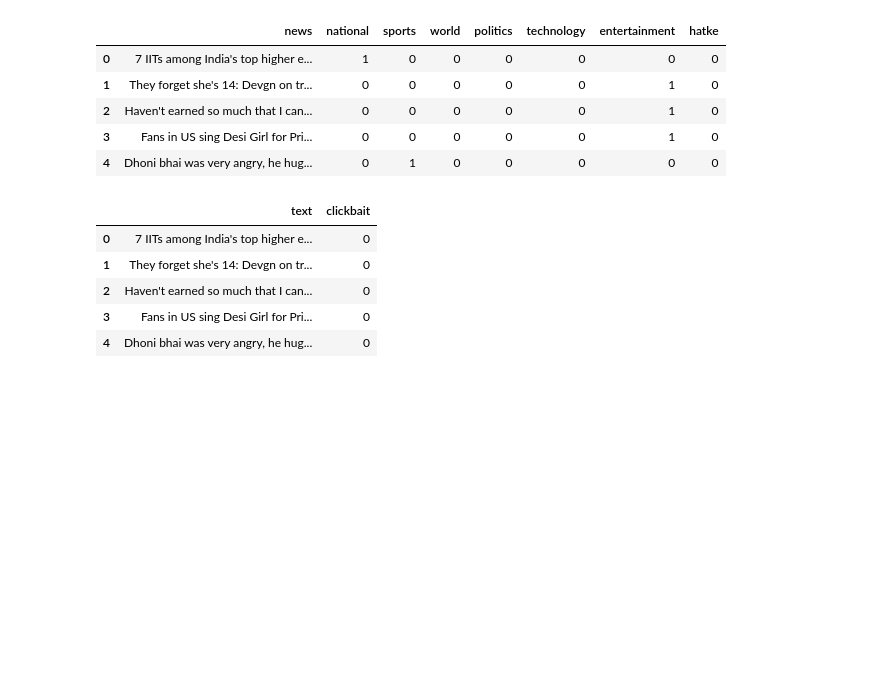
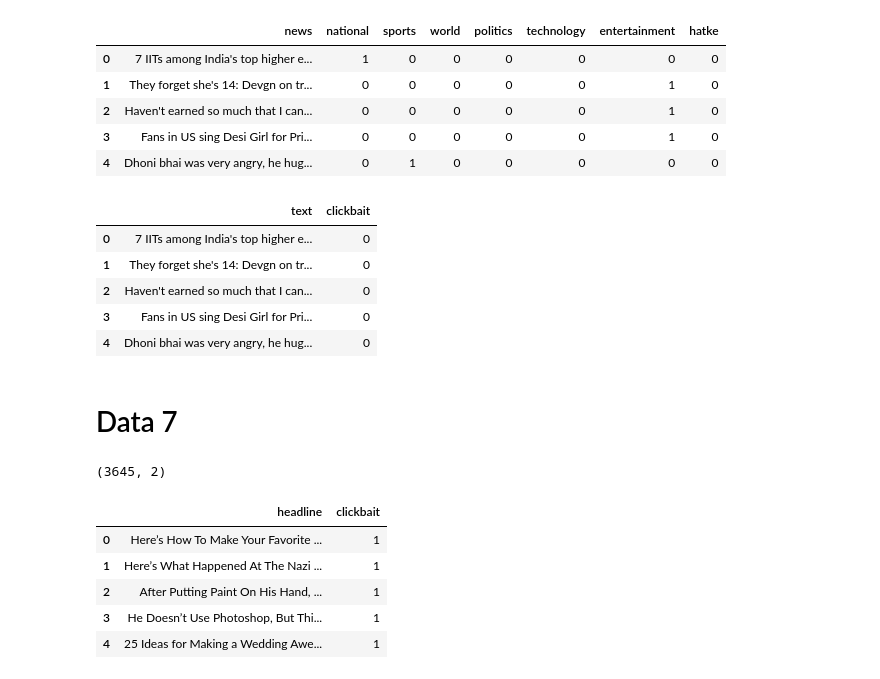
Before and after one commit to Ritvik19/Clickbait-Detection, a Jupyter notebook: 00z Dataset Preparation.ipynb, the cells around one changed output. Drawn from its saved outputs; the diff is of its cells as text; code cells hidden in the pictures; blank space fills up the shorter version.

```diff
--- a/00c Dataset Preparation.ipynb
+++ b/00z Dataset Preparation.ipynb
@@ -152,3 +153,17 @@ d6.head()
 | 2 | Haven't earned so much that I can... | 0 |
 | 3 | Fans in US sing Desi Girl for Pri... | 0 |
 | 4 | Dhoni bhai was very angry, he hug... | 0 |
+# %% [markdown]
+# Data 7
+# %%
+d7 = pd.read_csv('dataset/viralnova.csv')
+print(d7.shape)
+d7.head()
+# %% [output]
+(3645, 2)
+|  | headline | clickbait |
+| 0 | Here’s How To Make Your Favorite ... | 1 |
+| 1 | Here’s What Happened At The Nazi ... | 1 |
+| 2 | After Putting Paint On His Hand, ... | 1 |
+| 3 | He Doesn’t Use Photoshop, But Thi... | 1 |
+| 4 | 25 Ideas for Making a Wedding Awe... | 1 |
```
Also changed, not shown: parts of 8 cells of this notebook, 3 other files.
